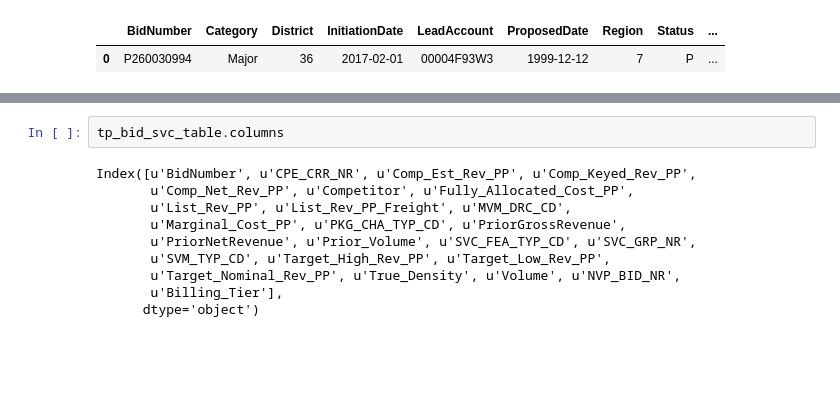
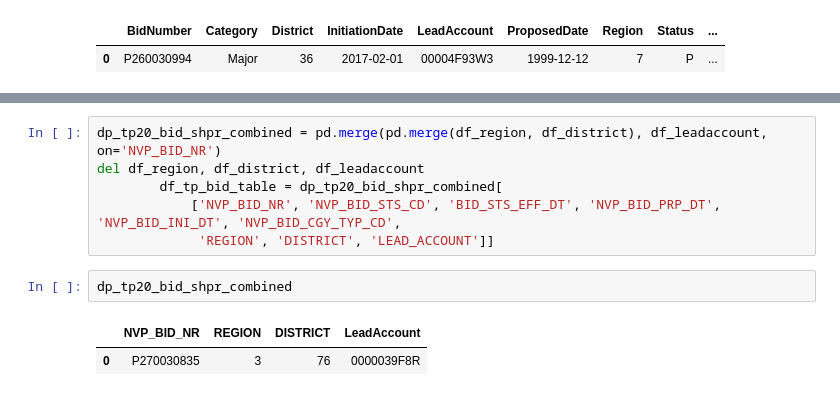
Before and after one commit to iliyaz89/badubhai, a Jupyter notebook: jupyter/Data Transformation .ipynb, the cells around one changed output, grey strips where cells are left out. Saved outputs shown, nothing was run; the diff lists cells and outputs as text; blank space fills up the shorter version.

```diff
--- a/jupyter/Data Transformation .ipynb
+++ b/jupyter/Data Transformation .ipynb
@@ -240,12 +232,11 @@ tp_bid_svc_table
-# %%
-tp_bid_svc_table.columns
-# %% [output]
-Index([u'BidNumber', u'CPE_CRR_NR', u'Comp_Est_Rev_PP', u'Comp_Keyed_Rev_PP',
-       u'Comp_Net_Rev_PP', u'Competitor', u'Fully_Allocated_Cost_PP',
-       u'List_Rev_PP', u'List_Rev_PP_Freight', u'MVM_DRC_CD',
-       u'Marginal_Cost_PP', u'PKG_CHA_TYP_CD', u'PriorGrossRevenue',
-       u'PriorNetRevenue', u'Prior_Volume', u'SVC_FEA_TYP_CD', u'SVC_GRP_NR',
-       u'SVM_TYP_CD', u'Target_High_Rev_PP', u'Target_Low_Rev_PP',
-       u'Target_Nominal_Rev_PP', u'True_Density', u'Volume', u'NVP_BID_NR',
-       u'Billing_Tier'],
-      dtype='object')
+# %%
+dp_tp20_bid_shpr_combined = pd.merge(pd.merge(df_region, df_district), df_leadaccount, on='NVP_BID_NR')
+del df_region, df_district, df_leadaccount
+        df_tp_bid_table = dp_tp20_bid_shpr_combined[
+            ['NVP_BID_NR', 'NVP_BID_STS_CD', 'BID_STS_EFF_DT', 'NVP_BID_PRP_DT', 'NVP_BID_INI_DT', 'NVP_BID_CGY_TYP_CD',
+             'REGION', 'DISTRICT', 'LEAD_ACCOUNT']]
+# %%
+dp_tp20_bid_shpr_combined
+# %% [output]
+|  | NVP_BID_NR | REGION | DISTRICT | LeadAccount |
+| 0 | P270030835 | 3 | 76 | 0000039F8R |
```
Also changed, not shown: parts of 10 cells of this notebook, 3 other files.
